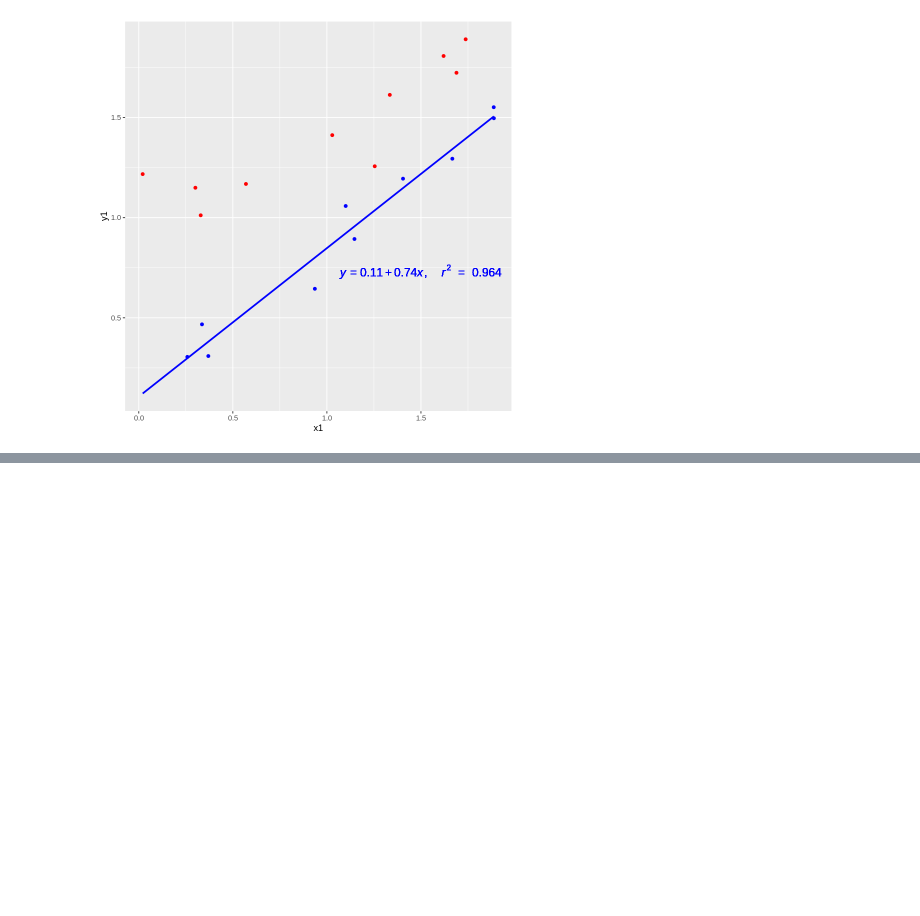
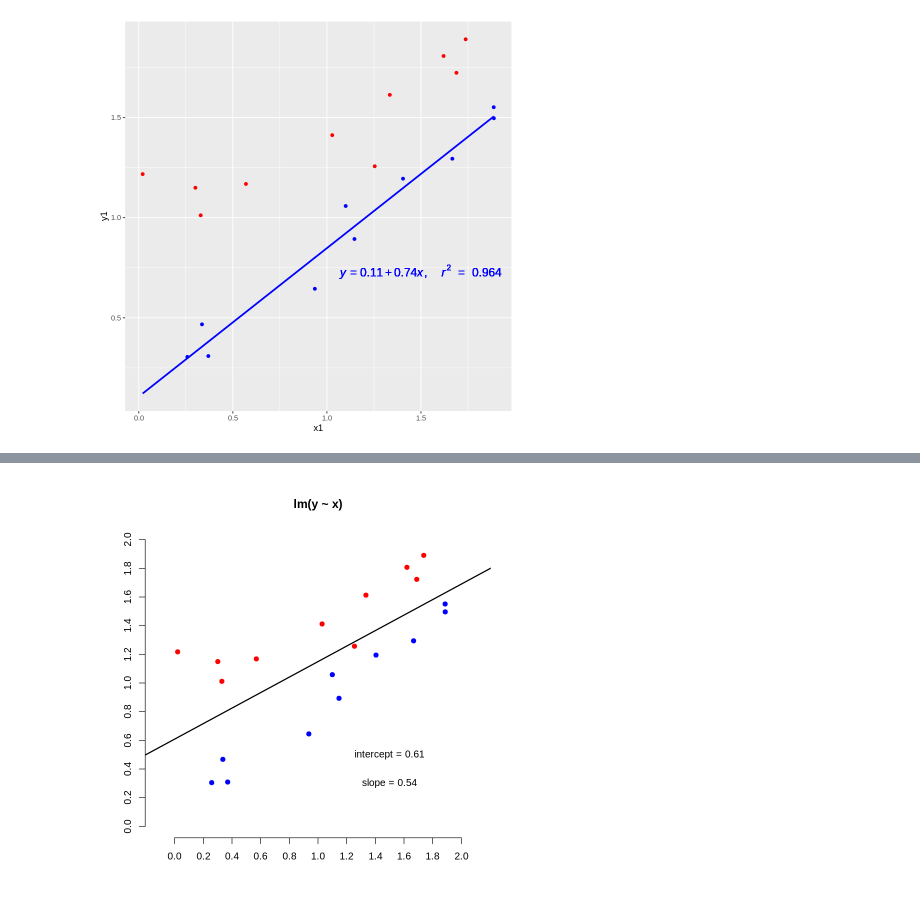
Before and after one commit to stcoats/LVS_content, a Jupyter notebook: Regression.ipynb, the cells around one changed output, grey strips where cells are left out. Cells and saved outputs as stored; diff of their text form; code cells hidden in the pictures; blank space fills up the shorter version.

```diff
--- a/Regression.ipynb
+++ b/Regression.ipynb
@@ -624,0 +397,19 @@ p + geom_point() +
+# %%
+#There are different ways to visualize data using R. We have been using the
+#ggplot 2 package. Here is the same thing in the "base" package.
+
+plot.new()
+plot.window(xlim = c(0, 2), ylim = c(0, 2), asp = 1)
+#blankslide()
+axis(1, at = seq(0,2,.2))
+axis(2, at = seq(0,2,.2))
+points(x1, y1, pch = 19, col = "blue")
+points(x2, y2, pch = 19, col = "red")
+
+title(main = "lm(y ~ x)")
+
+abline(m1 <- lm(c(y1, y2) ~ c(x1, x2)), lwd = 2)
+text(1.5, 0.5, paste("intercept =", round(coef(m1)[1],2)), cex = 1)
+text(1.5, 0.3, paste("slope =", round(coef(m1)[2],2)), cex = 1)
+# %% [output]
+[figure, added]
```
Also changed, not shown: parts of 27 cells of this notebook.
